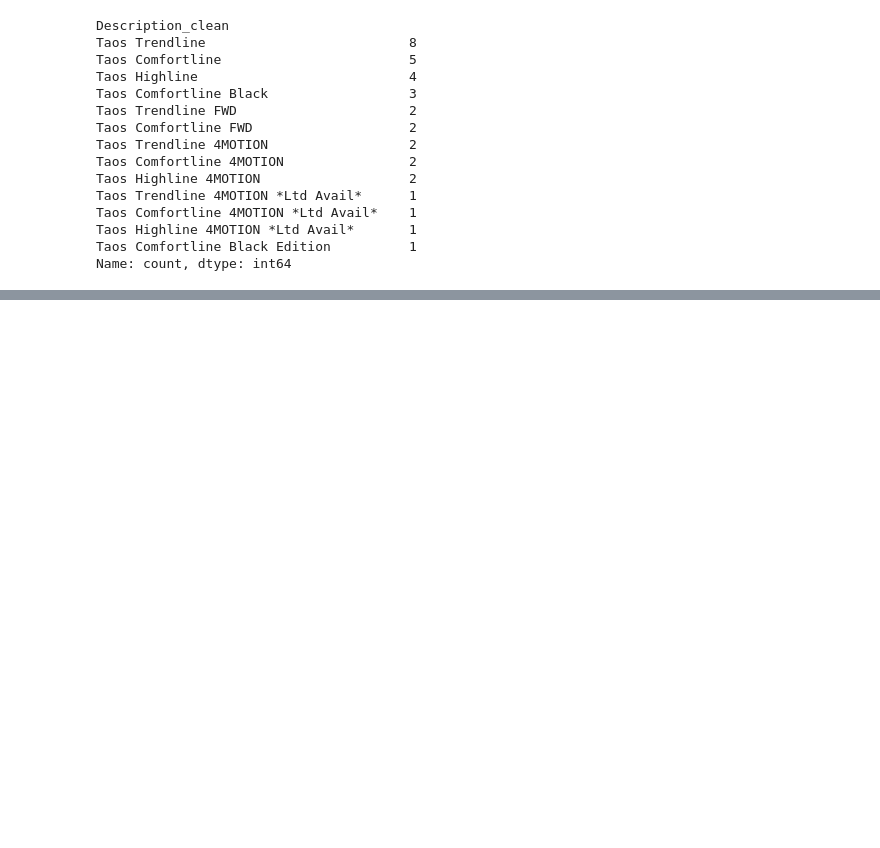
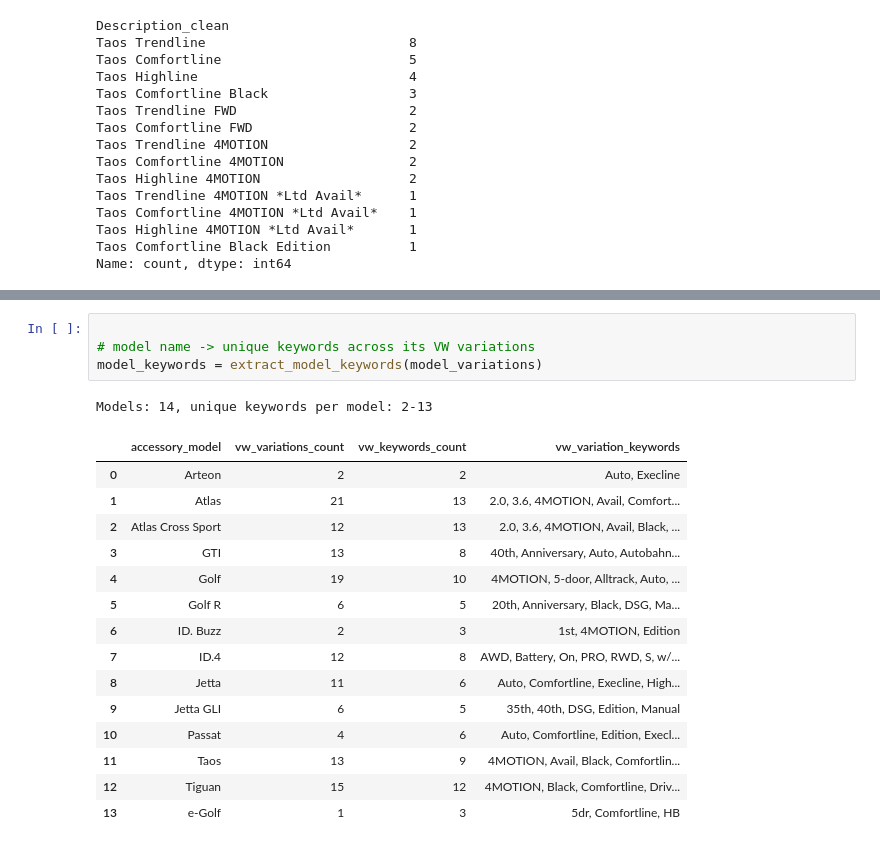
Before and after one commit to MeliPax/OEM_Accessories_v1, a Jupyter notebook: source_code/VW/oem_access_data_analysis.ipynb, the cells around one changed output, grey strips where cells are left out. Cells and saved outputs as stored; diff of their text form; blank space fills up the shorter version.

```diff
--- a/source_code/VW/oem_access_data_analysis.ipynb
+++ b/source_code/VW/oem_access_data_analysis.ipynb
@@ -749,0 +927,21 @@ Name: count, dtype: int64
+# %%
+
+# model name -> unique keywords across its VW variations
+model_keywords = extract_model_keywords(model_variations)
+# %% [output]
+Models: 14, unique keywords per model: 2-13
+|  | accessory_model | vw_variations_count | vw_keywords_count | vw_variation_keywords |
+| 0 | Arteon | 2 | 2 | Auto, Execline |
+| 1 | Atlas | 21 | 13 | 2.0, 3.6, 4MOTION, Avail, Comfort... |
+| 2 | Atlas Cross Sport | 12 | 13 | 2.0, 3.6, 4MOTION, Avail, Black, ... |
+| 3 | GTI | 13 | 8 | 40th, Anniversary, Auto, Autobahn... |
+| 4 | Golf | 19 | 10 | 4MOTION, 5-door, Alltrack, Auto, ... |
+| 5 | Golf R | 6 | 5 | 20th, Anniversary, Black, DSG, Ma... |
+| 6 | ID. Buzz | 2 | 3 | 1st, 4MOTION, Edition |
+| 7 | ID.4 | 12 | 8 | AWD, Battery, On, PRO, RWD, S, w/... |
+| 8 | Jetta | 11 | 6 | Auto, Comfortline, Execline, High... |
+| 9 | Jetta GLI | 6 | 5 | 35th, 40th, DSG, Edition, Manual |
+| 10 | Passat | 4 | 6 | Auto, Comfortline, Edition, Execl... |
+| 11 | Taos | 13 | 9 | 4MOTION, Avail, Black, Comfortlin... |
+| 12 | Tiguan | 15 | 12 | 4MOTION, Black, Comfortline, Driv... |
+| 13 | e-Golf | 1 | 3 | 5dr, Comfortline, HB |
```
Also changed, not shown: parts of 10 cells of this notebook.
